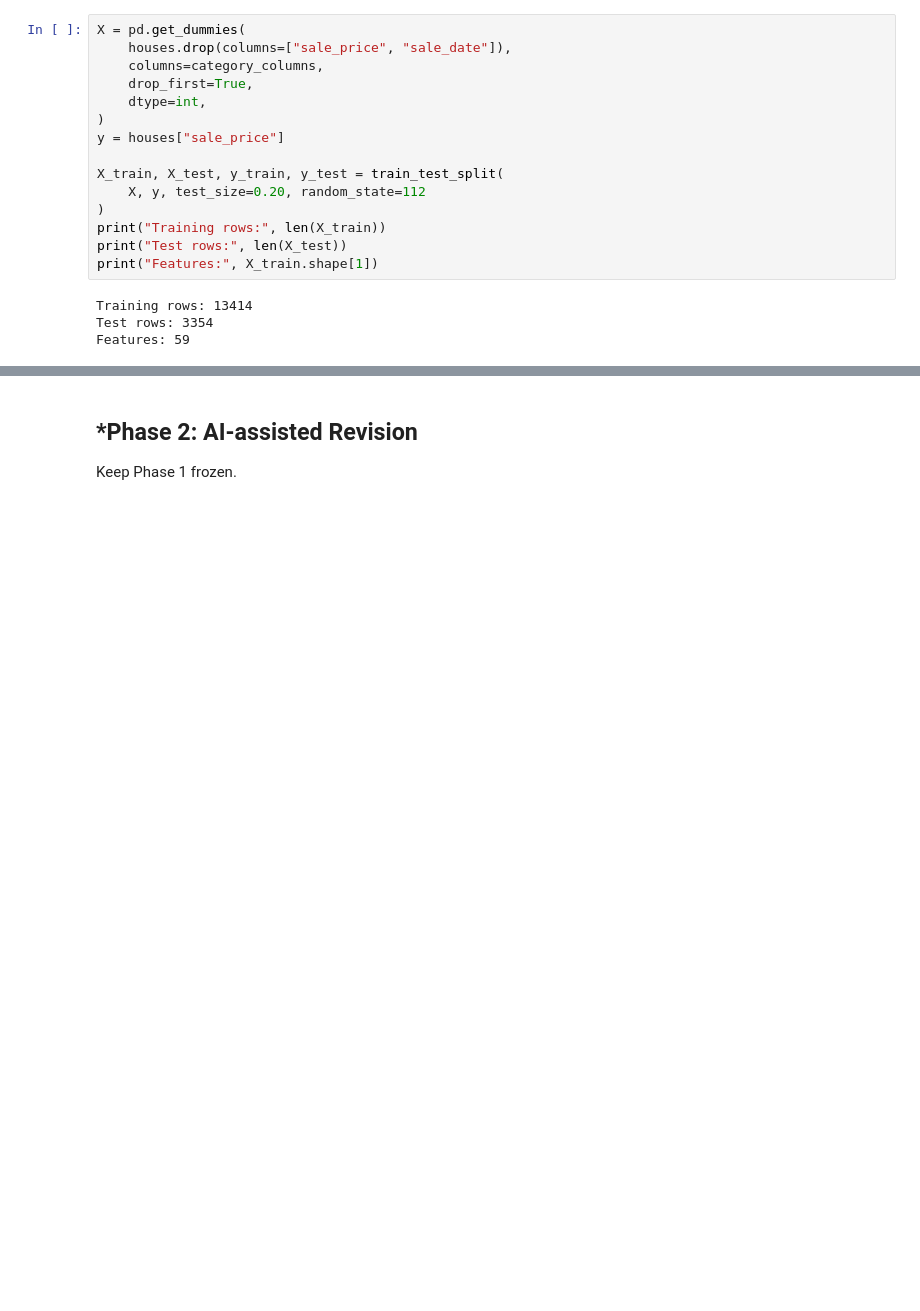
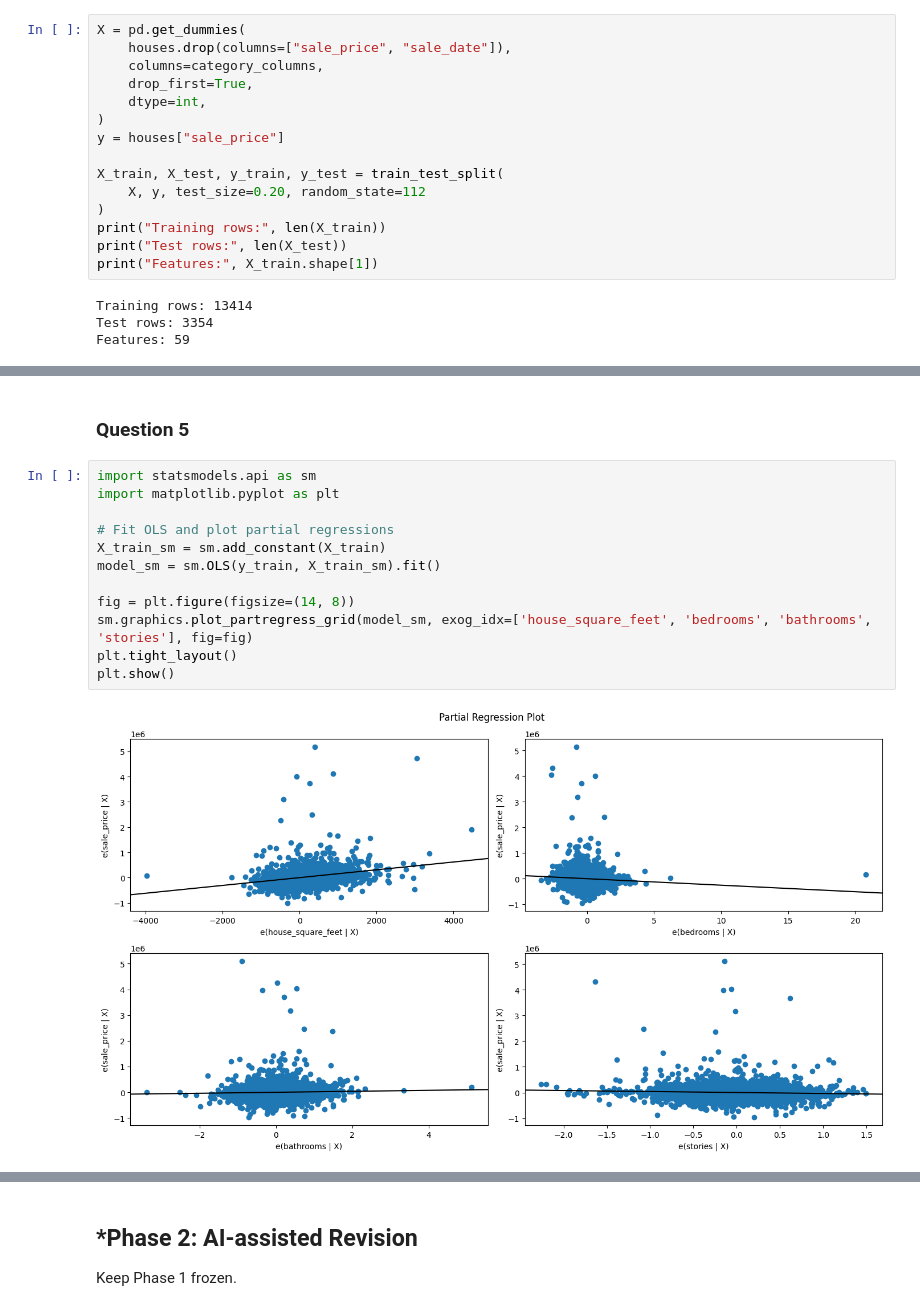
Before and after one commit to JacobKhay/L02-hedonic-pricing, a Jupyter notebook: notebook.ipynb, the cells around one changed output, grey strips where cells are left out. Cells and saved outputs as stored; diff of their text form; blank space fills up the shorter version.

```diff
--- a/notebook.ipynb
+++ b/notebook.ipynb
@@ -130,0 +182,16 @@ Features: 59
+# %% [markdown]
+### **Question 5**
+# %%
+import statsmodels.api as sm
+import matplotlib.pyplot as plt
+
+# Fit OLS and plot partial regressions
+X_train_sm = sm.add_constant(X_train)
+model_sm = sm.OLS(y_train, X_train_sm).fit()
+
+fig = plt.figure(figsize=(14, 8))
+sm.graphics.plot_partregress_grid(model_sm, exog_idx=['house_square_feet', 'bedrooms', 'bathrooms', 'stories'], fig=fig)
+plt.tight_layout()
+plt.show()
+# %% [output]
+[figure, added]
```
Also changed, not shown: parts of 12 cells of this notebook.
